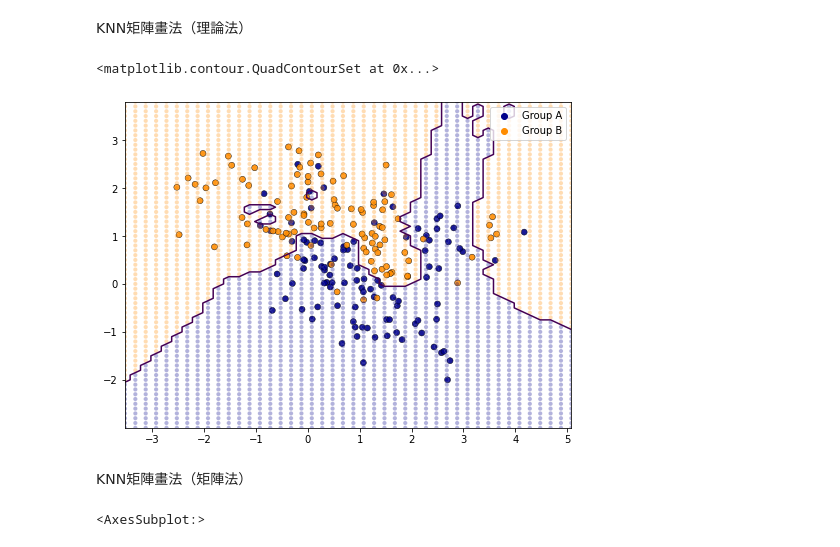
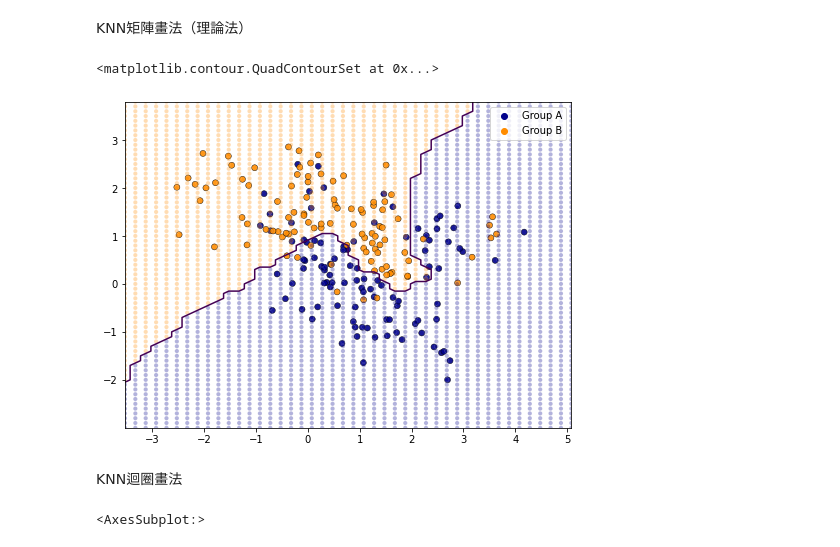
Before and after one commit to aceaceace123/Maching-Learning, a Jupyter notebook: 1123class.ipynb, the cells around one changed output. Cells and saved outputs as stored; diff of their text form; code cells hidden in the pictures.

```diff
--- a/1123class.ipynb
+++ b/1123class.ipynb
@@ -494,43 +506,47 @@ KNN矩陣畫法（理論法）
 # %%
 import numpy as np
 import seaborn as sns
 import matplotlib.pyplot as plt
 data_dir = '/Users/liang/Documents/統計數學與運算/上課教材/ml_data/'
 D = np.loadtxt(data_dir + 'la_3.txt', comments='%')
 X = D[:, 0:2]
-y = D[:,2].astype('int') # convert to integers轉成整數
+y = D[:,2].astype('int') # convert to integers  因為y是類別所以轉成整數
 n = len(y)
 cmap_bold = ['darkblue', 'darkorange']
 Group_name = np.array(['Group A', 'Group B'])
-plt.figure(figsize=(8, 6))
+plt.figure(figsize=(8, 6))#hue代表色澤,當y=0時對應到groupa,當y=1時對應到groupb#palette代表色盤
 sns.scatterplot(x = X[:, 0], y = X[:, 1], \
     hue = Group_name[y], palette = cmap_bold, \
-        alpha = 0.9, edgecolor = 'black')
+    alpha = 0.9, edgecolor = 'black')
 # KNN learning
-K = 5
+K = 15
 intrvl = 0.2 # grid interval
 x_min, x_max = X[:,0].min() - 1, X[:,0].max() + 1
-y_min, y_max = X[:,1].min() - 1, X[:,1].max() + 1
-xx, yy = np.meshgrid(np.arange(x_min, x_max, intrvl),np.arange(y_min, y_max, 0.1)) # grid points: matrices #xx為圍棋盤上每一個點的x座標,yy為圍棋盤上每一個點的ｙ座標矩陣
+y_min, y_max = X[:,1].min() - 1, X[:,1].max() + 1#np.meshgrid:畫棋盤
+xx, yy = np.meshgrid(np.arange(x_min, x_max, intrvl),np.arange(y_min, y_max, 0.1)) # grid points: matrices #xx為圍棋盤上每一個點的x座標,yy為圍棋盤上每一個點的ｙ座標
 z = np.zeros(xx.size) # a vector for KNN predictions
-for i in range(xx.size) :
+#找最近的鄰居
+for i in range(xx.size) : #藉由這3036個點來畫地板  #xx.size為xx矩陣裡面元素總個數
     tmp = np.tile([xx.ravel()[i], yy.ravel()[i]], (n, 1))#tile為複製#ravel為拉開#xx.ravel=x1(new),yy.ravel=x2(new)
     d=((tmp-X)**2).sum(axis=1)
     # d = np.linalg.norm(tmp - X, axis = 1) # n distances
     idx = np.argsort(d) # sorting K distances#argsort可以對應回原本的位置而不是值
-    z[i] = np.mean(y[idx[:K]]) # average K sorted y−values
-
+    z[i] = np.mean(y[idx[:K]]) # average K sorted y−values#idx[:k]表示在idx裡面挑前k個最近的距離。然後再對應回y的値
+    # print(z[i])
+# print(xx.size)
+# print(idx[:K])
+# print(y[idx[:K]])
 z = [0 if i < 0.5 else 1 for i in z]
-sns.scatterplot(x = xx.ravel(), y = yy.ravel(), size = 2,\
-        markers = '.', palette = cmap_bold, hue = z, \
-                alpha = 0.3, legend = False)
+# print(z)
+sns.scatterplot(x = xx.ravel(), y = yy.ravel(), size = 2,markers = '.', palette = cmap_bold, hue = z, \
+                alpha = 0.3, legend = False)#畫地板
 Z = np.reshape(z, xx.shape) # reshape z to a matrix
 plt.contour(xx, yy, Z,[0.5])
 # %% [output]
 <matplotlib.contour.QuadContourSet at 0x...>
-[figure, old version]
+[figure, new version]
-# %% [markdown]
-KNN矩陣畫法（矩陣法）
+# %% [markdown]
+KNN迴圈畫法
 # %%
 import numpy as np
 import seaborn as sns
```
Also changed, not shown: parts of 8 cells of this notebook, 22 other files.
